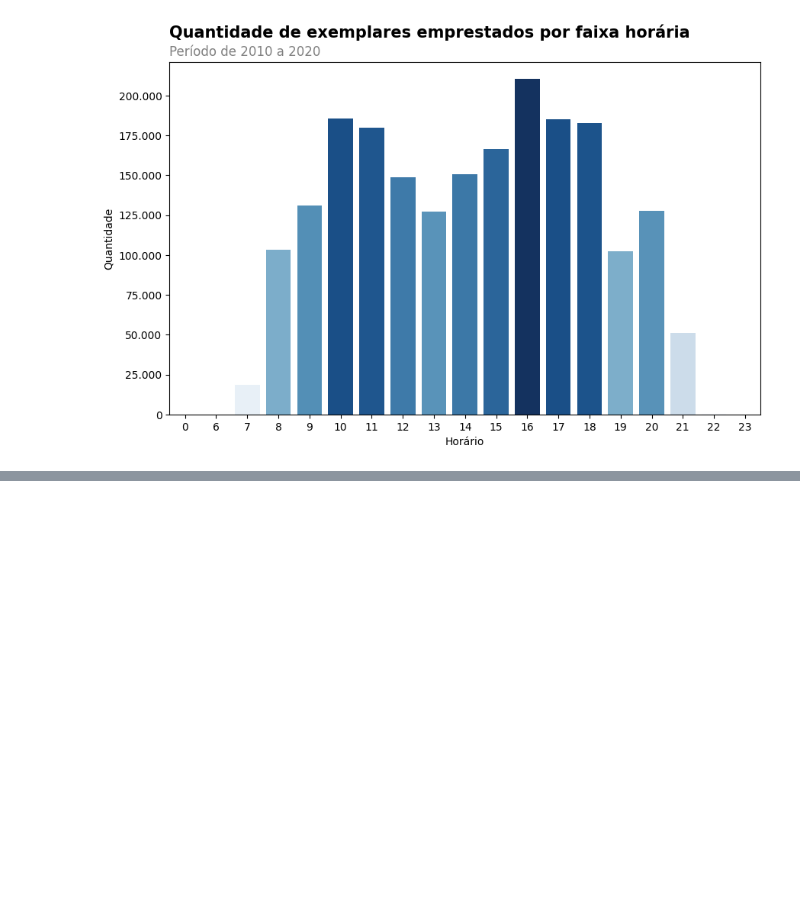
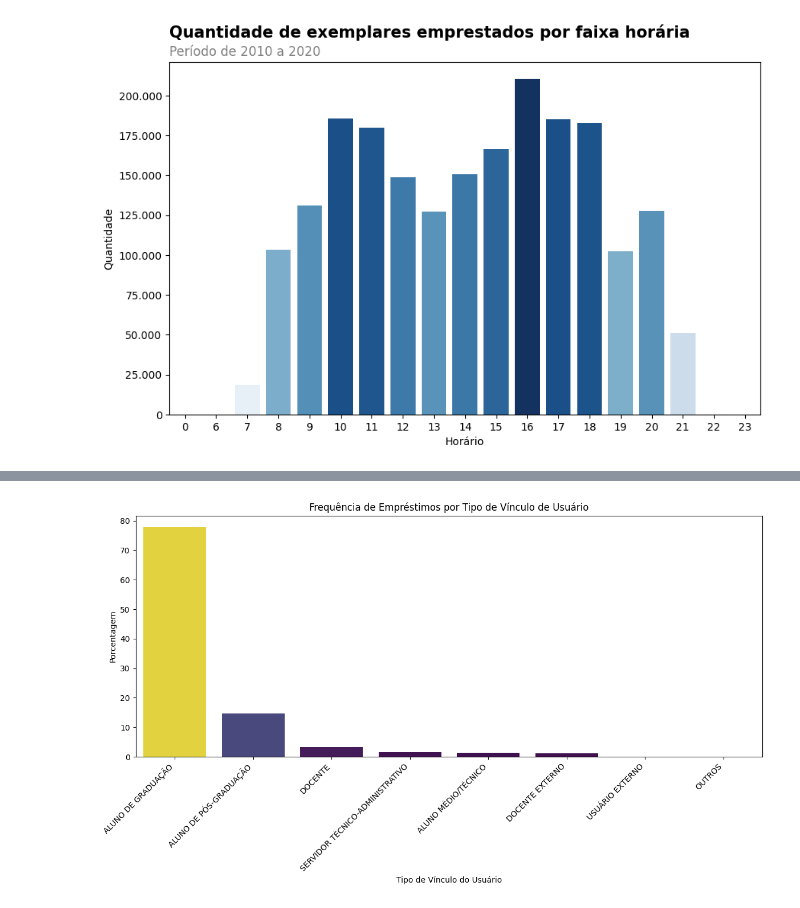
Before and after one commit to AleixoCodes/Analise-de-dados-bibliotecarios, a Jupyter notebook: Análise_de_Dados_de_Bibliotecas_Universitárias.ipynb, the cells around one changed output, grey strips where cells are left out. Saved outputs shown, nothing was run; the diff lists cells and outputs as text; code cells hidden in the pictures; blank space fills up the shorter version.

Commit message:
Calculando e analisando frequência dos tipos de variáveis

```diff
--- a/Análise_de_Dados_de_Bibliotecas_Universitárias.ipynb
+++ b/Análise_de_Dados_de_Bibliotecas_Universitárias.ipynb
@@ -356,0 +359,5 @@ Além disso, os períodos do começo da manhã (entre 7h e 9) e da noite (entre
+# %%
+DadosCompletos['data_emprestimo'] = pd.to_datetime(DadosCompletos['data_emprestimo'])
+DadosCompletos['data_renovacao'] = pd.to_datetime(DadosCompletos['data_renovacao'])
+DadosCompletos['data_devolucao'] = pd.to_datetime(DadosCompletos['data_devolucao'])
+DadosCompletos.head(8)
@@ -356,0 +420,8 @@ Além disso, os períodos do começo da manhã (entre 7h e 9) e da noite (entre
+# %%
+def Valorfrequencia(variavel):
+
+  frequencia = pd.DataFrame(DadosCompletos[variavel].value_counts())
+  frequencia.columns = ['Quantidade']
+  frequencia['Porcentagem'] = round(frequencia.Quantidade / frequencia.Quantidade.sum() * 100, 1)
+
+  return frequencia
@@ -356,0 +445,16 @@ Além disso, os períodos do começo da manhã (entre 7h e 9) e da noite (entre
+# %%
+frequencia_tipo_vinculo = Valorfrequencia('tipo_vinculo_usuario')
+
+plt.figure(figsize=(12, 7))
+bar = sns.barplot(data=frequencia_tipo_vinculo, y='Porcentagem', x=frequencia_tipo_vinculo.index, palette='viridis', hue='Porcentagem', dodge=False)
+
+plt.legend([], [], frameon=False)
+plt.xlabel('Tipo de Vínculo do Usuário')
+plt.ylabel('Porcentagem')
+plt.title('Frequência de Empréstimos por Tipo de Vínculo de Usuário')
+plt.xticks(rotation=45, ha='right')
+bar.yaxis.set_major_formatter(ticker.FuncFormatter(lambda x, p: format(int(x), ',').replace(',','.')))
+plt.tight_layout()
+plt.show()
+# %% [output]
+[figure, added]
```
Also changed, not shown: parts of 15 cells of this notebook.
